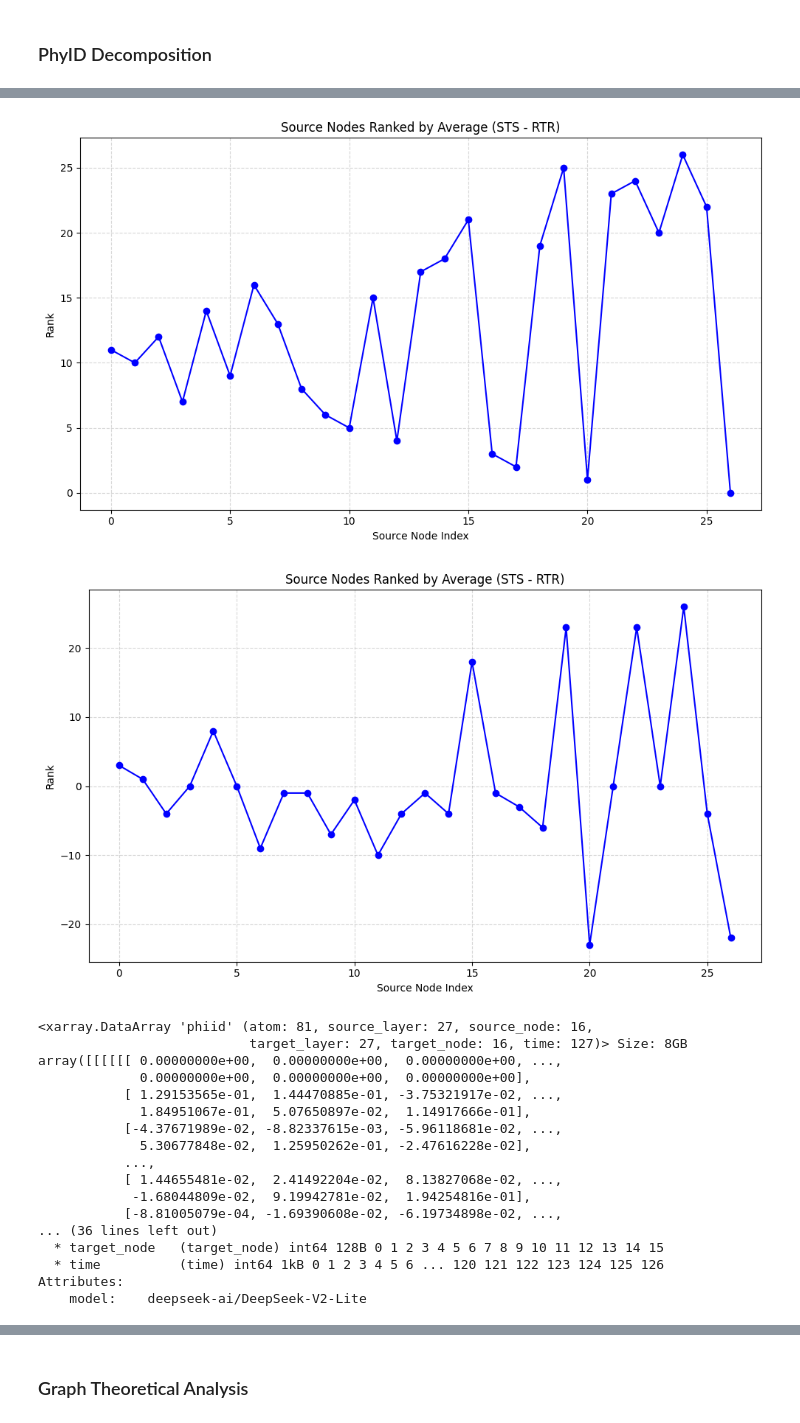
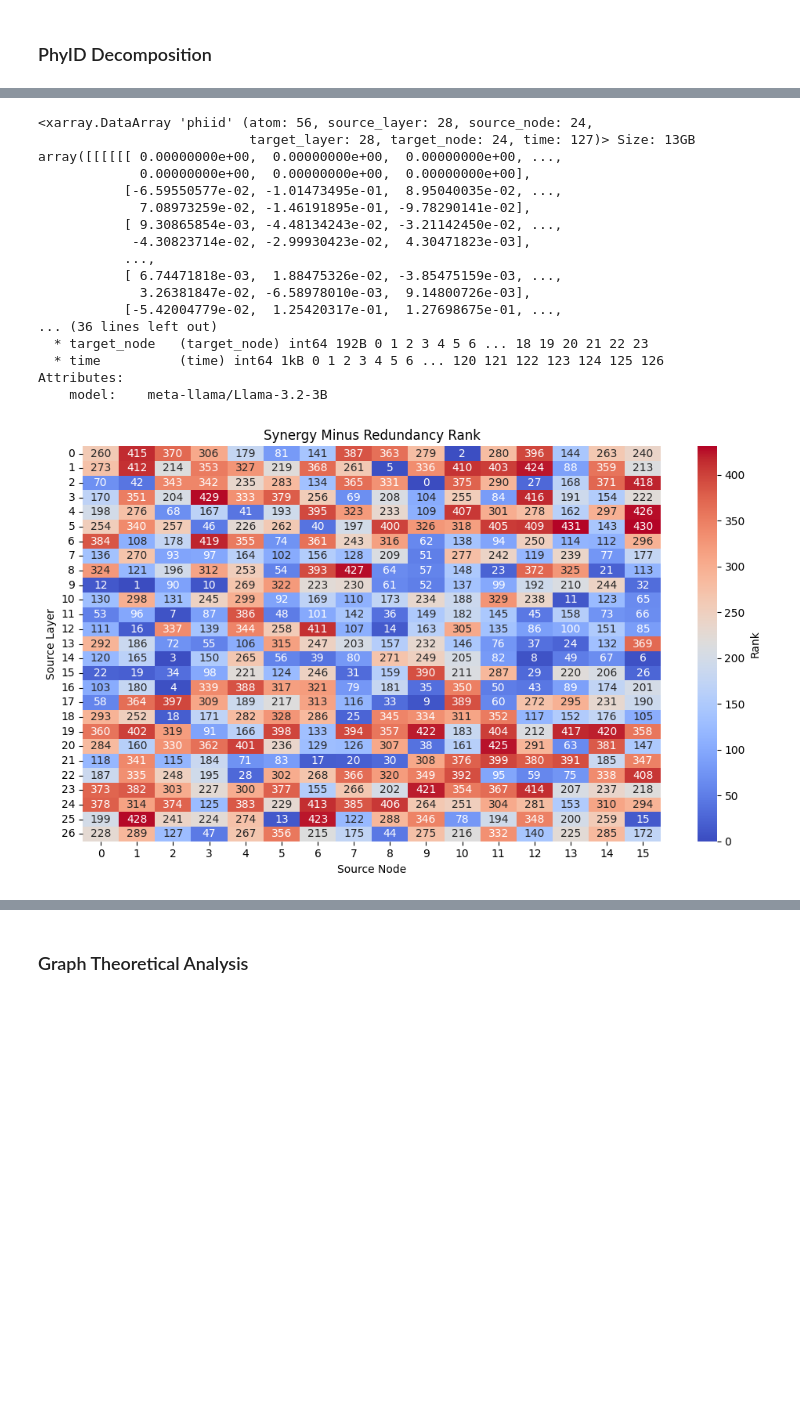
Before and after one commit to pedrou2000/IT-LLMs, a Jupyter notebook: scripts/time_series_and_phyid.ipynb, the cells around one changed output, grey strips where cells are left out. Cells and saved outputs as stored; diff of their text form; code cells hidden in the pictures; blank space fills up the shorter version.

```diff
--- a/scripts/time_series_and_phyid.ipynb
+++ b/scripts/time_series_and_phyid.ipynb
@@ -74,19 +83,8 @@ Error:
 # %%
-single_prompt = False
-
 print(f"Loading phyid from {data_phyid_path}")
 phyid = MultiPromptPhyID.load(dir_path=data_phyid_path)
-
-if single_prompt:
-    # phyid.compute_extra_atoms()
-    phyid_one = phyid.get_prompt(prompt_index=0)  # Get the first prompt's phyid
-    print("Building data array for phyid")
-    phyid.build_data_array()
-    print("Saving data array for phyid")
-    phyid.save_data_array(dir_path=cfg.paths.data_phyid_dir)
-else:
-    print("Building data array for phyid")
-    phyid.build_data_array()
-    print("Computing average prompt phyid")
-    phyid = phyid.compute_average_prompt_phyid()
+print("Building data array for phyid")
+phyid.build_data_array()
+print("Computing average prompt phyid")
+phyid = phyid.compute_average_prompt_phyid(save_dir_path=cfg.paths.data_phyid_dir)
 # %% [output]
@@ -99,28 +109,33 @@ Building data array for phyid
+# %%
+phyid = phyid.prompts[0]
 # %%
 phyid.plot_syn_minus_red_rank("syn_minus_red_rank")
 phyid.syn_rank_minus_red_rank
 phyid.plot_syn_minus_red_rank("syn_rank_minus_red_rank")
-# %% [output]
-[figure, removed]
-[figure, removed]
 # %%
 phyid.compute_extra_atoms()
 phyid.build_data_array()
 # %% [output]
-<xarray.DataArray 'phiid' (atom: 81, source_layer: 27, source_node: 16,
-                           target_layer: 27, target_node: 16, time: 127)> Size: 8GB
+<xarray.DataArray 'phiid' (atom: 56, source_layer: 28, source_node: 24,
+                           target_layer: 28, target_node: 24, time: 127)> Size: 13GB
 array([[[[[[ 0.00000000e+00,  0.00000000e+00,  0.00000000e+00, ...,
              0.00000000e+00,  0.00000000e+00,  0.00000000e+00],
-           [ 1.29153565e-01,  1.44470885e-01, -3.75321917e-02, ...,
-             1.84951067e-01,  5.07650897e-02,  1.14917666e-01],
-           [-4.37671989e-02, -8.82337615e-03, -5.96118681e-02, ...,
-             5.30677848e-02,  1.25950262e-01, -2.47616228e-02],
+           [-6.59550577e-02, -1.01473495e-01,  8.95040035e-02, ...,
+             7.08973259e-02, -1.46191895e-01, -9.78290141e-02],
+           [ 9.30865854e-03, -4.48134243e-02, -3.21142450e-02, ...,
+            -4.30823714e-02, -2.99930423e-02,  4.30471823e-03],
            ...,
-           [ 1.44655481e-02,  2.41492204e-02,  8.13827068e-02, ...,
-            -1.68044809e-02,  9.19942781e-02,  1.94254816e-01],
-           [-8.81005079e-04, -1.69390608e-02, -6.19734898e-02, ...,
+           [ 6.74471818e-03,  1.88475326e-02, -3.85475159e-03, ...,
+             3.26381847e-02, -6.58978010e-03,  9.14800726e-03],
+           [-5.42004779e-02,  1.25420317e-01,  1.27698675e-01, ...,
 ... (36 lines left out)
-  * target_node   (target_node) int64 128B 0 1 2 3 4 5 6 7 8 9 10 11 12 13 14 15
+  * target_node   (target_node) int64 192B 0 1 2 3 4 5 6 ... 18 19 20 21 22 23
   * time          (time) int64 1kB 0 1 2 3 4 5 6 ... 120 121 122 123 124 125 126
 Attributes:
-    model:    deepseek-ai/DeepSeek-V2-Lite
+    model:    meta-llama/Llama-3.2-3B
+# %%
+phyid.__dict__.pop("syn_minus_red_rank", None)
+phyid.syn_minus_red_rank
+phyid.plot_synergy_rank_heatmap()
+# %% [output]
+[figure, added]
```
Also changed, not shown: parts of 7 cells of this notebook, 36 other files.
